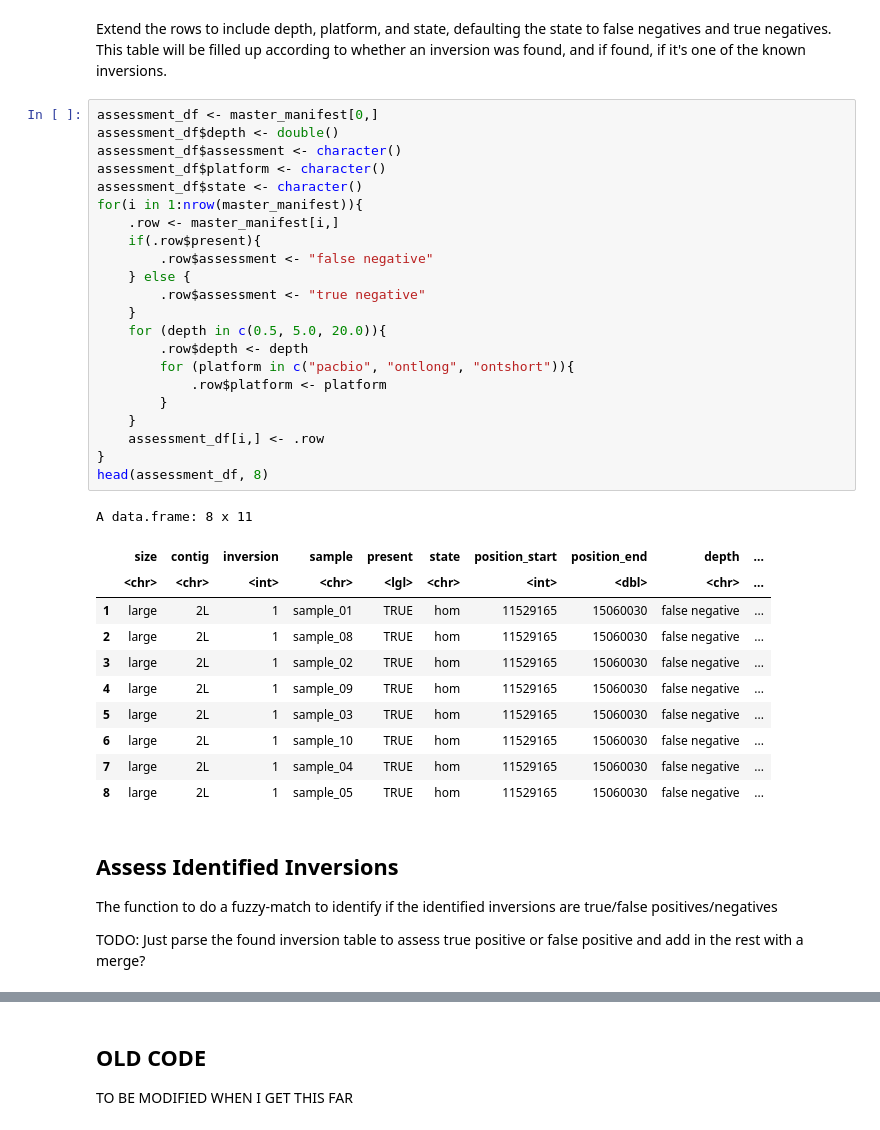
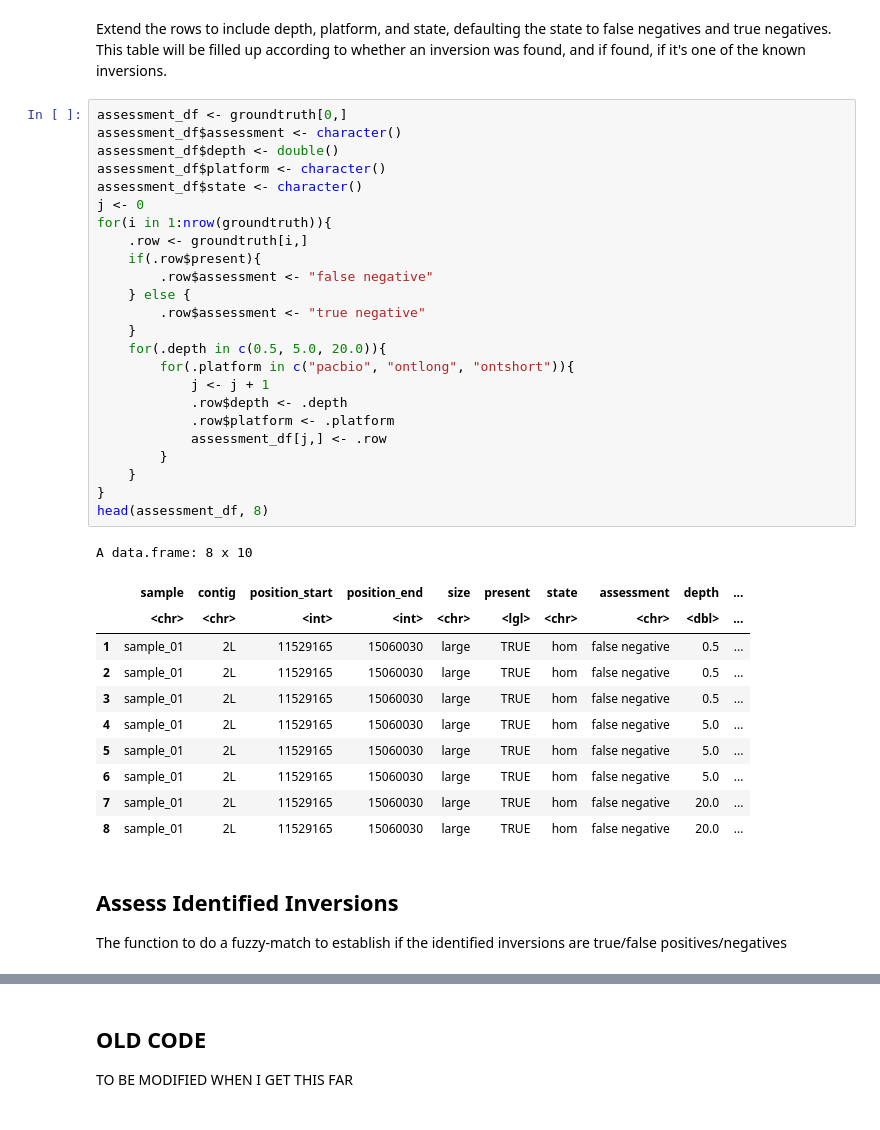
Before and after one commit to pdimens/haplotagging_simulations, a Jupyter notebook: longread_workflow/assess_longread_inversions.ipynb, the cells around one changed output, grey strips where cells are left out. Saved outputs shown, nothing was run; the diff lists cells and outputs as text.

```diff
--- a/longread_workflow/assess_longread_inversions.ipynb
+++ b/longread_workflow/assess_longread_inversions.ipynb
@@ -180,44 +161,43 @@ A data.frame: 6 x 7
 # %% [markdown]
 Extend the rows to include depth, platform, and state, defaulting the state to false negatives and true negatives. This table will be filled up according to whether an inversion was found, and if found, if it's one of the known inversions.
 # %%
-assessment_df <- master_manifest[0,]
+assessment_df <- groundtruth[0,]
+assessment_df$assessment <- character()
 assessment_df$depth <- double()
-assessment_df$assessment <- character()
 assessment_df$platform <- character()
 assessment_df$state <- character()
-for(i in 1:nrow(master_manifest)){
-    .row <- master_manifest[i,]
+j <- 0
+for(i in 1:nrow(groundtruth)){
+    .row <- groundtruth[i,]
     if(.row$present){
         .row$assessment <- "false negative"
     } else {
         .row$assessment <- "true negative"
     }
-    for (depth in c(0.5, 5.0, 20.0)){
-        .row$depth <- depth
-        for (platform in c("pacbio", "ontlong", "ontshort")){
-            .row$platform <- platform
+    for(.depth in c(0.5, 5.0, 20.0)){
+        for(.platform in c("pacbio", "ontlong", "ontshort")){
+            j <- j + 1
+            .row$depth <- .depth
+            .row$platform <- .platform
+            assessment_df[j,] <- .row
         }
     }
-    assessment_df[i,] <- .row
 }
 head(assessment_df, 8)
 # %% [output]
-A data.frame: 8 x 11
+A data.frame: 8 x 10
-|  | size | contig | inversion | sample | present | state | position_start | position_end | depth | ... |
-|  | <chr> | <chr> | <int> | <chr> | <lgl> | <chr> | <int> | <dbl> | <chr> | ... |
-| 1 | large | 2L | 1 | sample_01 | TRUE | hom | 11529165 | 15060030 | false negative | ... |
-| 2 | large | 2L | 1 | sample_08 | TRUE | hom | 11529165 | 15060030 | false negative | ... |
-| 3 | large | 2L | 1 | sample_02 | TRUE | hom | 11529165 | 15060030 | false negative | ... |
-| 4 | large | 2L | 1 | sample_09 | TRUE | hom | 11529165 | 15060030 | false negative | ... |
-| 5 | large | 2L | 1 | sample_03 | TRUE | hom | 11529165 | 15060030 | false negative | ... |
-| 6 | large | 2L | 1 | sample_10 | TRUE | hom | 11529165 | 15060030 | false negative | ... |
-| 7 | large | 2L | 1 | sample_04 | TRUE | hom | 11529165 | 15060030 | false negative | ... |
-| 8 | large | 2L | 1 | sample_05 | TRUE | hom | 11529165 | 15060030 | false negative | ... |
+|  | sample | contig | position_start | position_end | size | present | state | assessment | depth | ... |
+|  | <chr> | <chr> | <int> | <int> | <chr> | <lgl> | <chr> | <chr> | <dbl> | ... |
+| 1 | sample_01 | 2L | 11529165 | 15060030 | large | TRUE | hom | false negative | 0.5 | ... |
+| 2 | sample_01 | 2L | 11529165 | 15060030 | large | TRUE | hom | false negative | 0.5 | ... |
+| 3 | sample_01 | 2L | 11529165 | 15060030 | large | TRUE | hom | false negative | 0.5 | ... |
+| 4 | sample_01 | 2L | 11529165 | 15060030 | large | TRUE | hom | false negative | 5.0 | ... |
+| 5 | sample_01 | 2L | 11529165 | 15060030 | large | TRUE | hom | false negative | 5.0 | ... |
+| 6 | sample_01 | 2L | 11529165 | 15060030 | large | TRUE | hom | false negative | 5.0 | ... |
+| 7 | sample_01 | 2L | 11529165 | 15060030 | large | TRUE | hom | false negative | 20.0 | ... |
+| 8 | sample_01 | 2L | 11529165 | 15060030 | large | TRUE | hom | false negative | 20.0 | ... |
 # %% [markdown]
 ## Assess Identified Inversions
 
-The function to do a fuzzy-match to identify if the identified inversions are true/false positives/negatives
-
-TODO:
-Just parse the found inversion table to assess true positive or false positive and add in the rest with a merge?
+The function to do a fuzzy-match to establish if the identified inversions are true/false positives/negatives
 # %%
```
Also changed, not shown: parts of 15 cells of this notebook.
